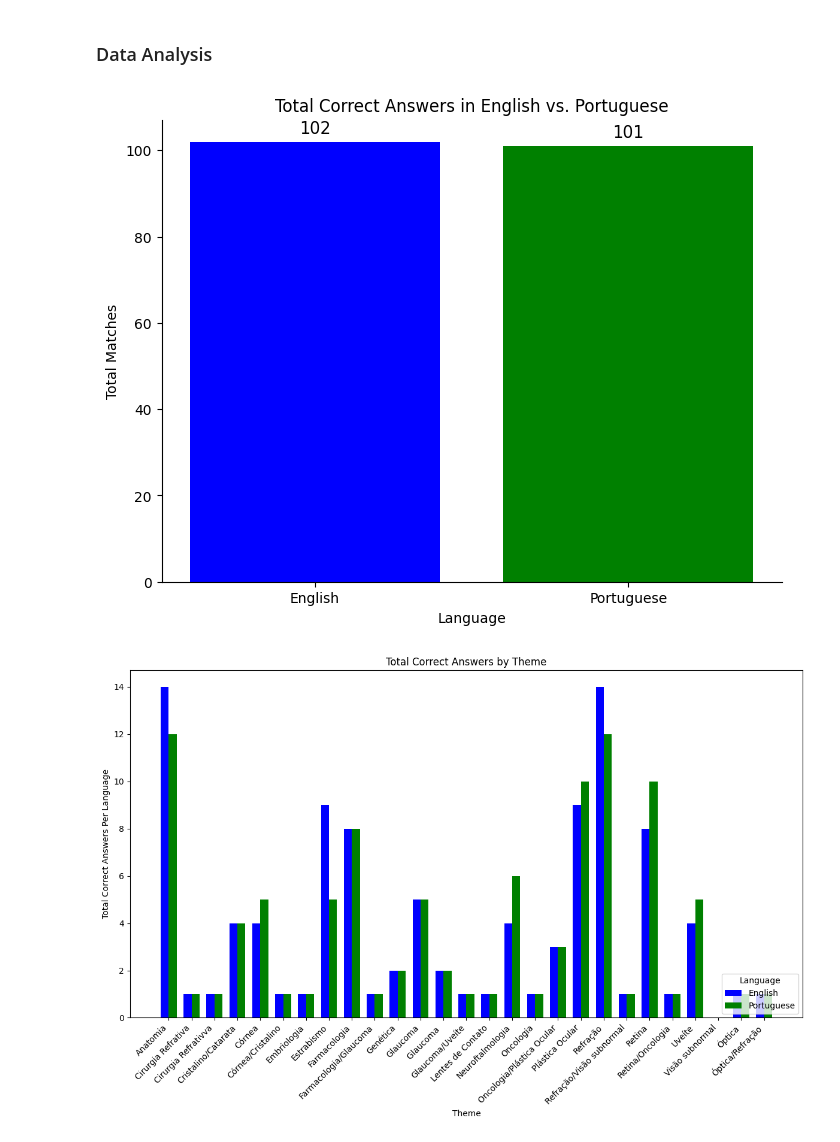
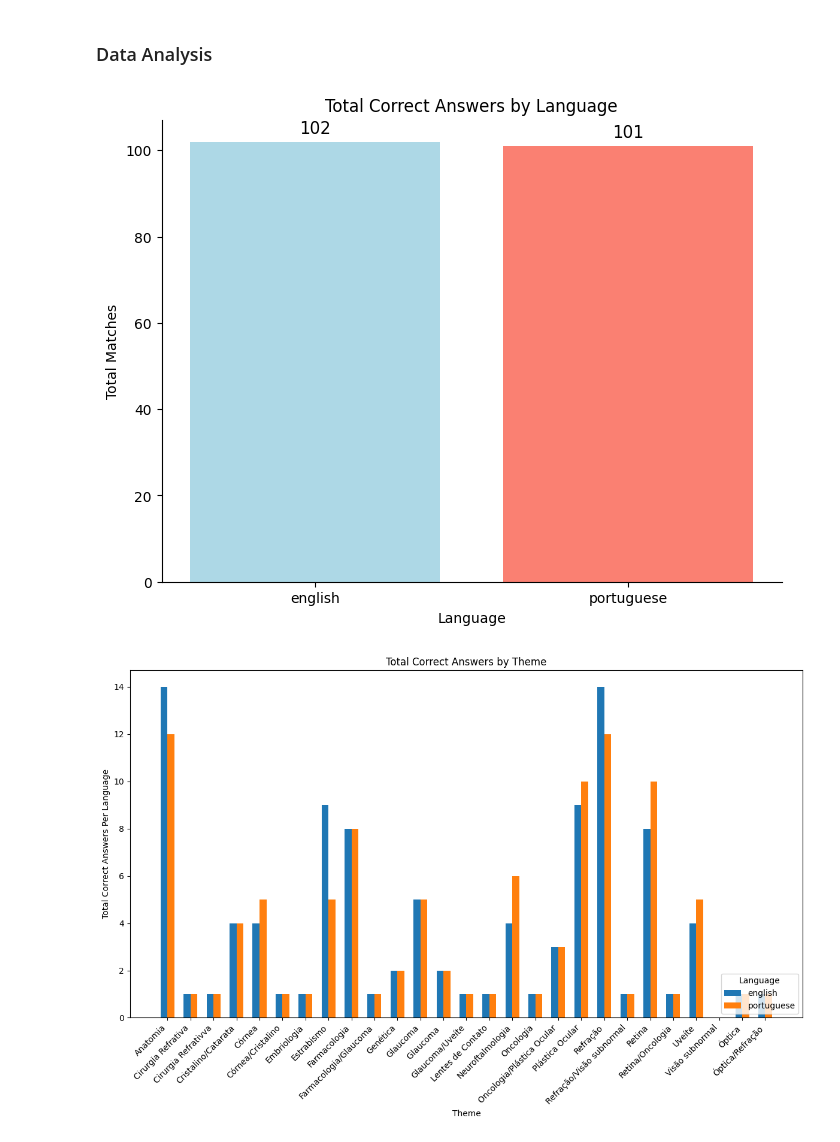
Before and after one commit to dsrestrepo/MIT_LLMs_Language_bias, a Jupyter notebook: results_analysis.ipynb, the cells around one changed output. Drawn from its saved outputs; the diff is of its cells as text; code cells hidden in the pictures.

```diff
--- a/results_analysis.ipynb
+++ b/results_analysis.ipynb
@@ -11,0 +21,5 @@ TEMPERATURE = str(TEMPERATURE).replace('.', '_')
+# %%
+if N_REPETITIONS <= 0 or (N_REPETITIONS != int(N_REPETITIONS)):
+    print(f'N_REPETITIONS should be a positive integer, not {N_REPETITIONS}')
+    print('N_REPETITIONS will be set to 1')
+    N_REPETITIONS = 1
@@ -12,3 +31,5 @@ TEMPERATURE = str(TEMPERATURE).replace('.', '_')
 # %%
-df = pd.read_csv(f"responses/{MODEL}_Temperature{TEMPERATURE}.csv")
-df.head()
+if N_REPETITIONS > 1:
+    df = pd.read_csv(f"responses/{MODEL}_Temperature{TEMPERATURE}_repetitions{N_REPETITIONS}.csv")
+else:
+    df = pd.read_csv(f"responses/{MODEL}_Temperature{TEMPERATURE}.csv")
@@ -51,17 +80,25 @@ array(['Anatomia', 'Embriologia', 'Genética', 'Refração', 'Farmacologia',
+# %%
+if N_REPETITIONS > 1:
+    for language in LANGUAGES:
+        print(language)
+        cols = [f'responses_{language}_{n}' for n in range(N_REPETITIONS)]
+        print(cols)
+        # Calculate the most common value and confidence interval for each row
+        df['responses_{language}'], df['P-value_{language}'], df['ratio_{language}'] = zip(*df[cols].apply(calculate_most_common_and_ci, axis=1))
 # %% [markdown]
 ### Data Analysis
 # %%
-# Calculate the matches between 'answer' and 'responses_english' and 'responses_portuguese'
-df['match_english'] = df['answer'] == df['responses_english']
-df['match_portuguese'] = df['answer'] == df['responses_portuguese']
+# Calculate the matches between 'answer' and 'responses'
+for language in LANGUAGES:
+    df[f'match_{language}'] = df['answer'] == df[f'responses_{language}']
+
 df['Total'] = True
 
 # Group by 'test', 'year', and 'theme' and calculate the count of matches
-matches_by_test = df.groupby(['test', 'year', 'theme']).agg({
-    'match_english': 'sum',
-    'match_portuguese': 'sum',
-    'Total': 'sum'
-}).reset_index()
+aggregations = {f'match_{language}': 'sum' for language in LANGUAGES}
+aggregations['Total'] = 'sum'
+
+matches_by_test = df.groupby(['test', 'year', 'theme']).agg(aggregations).reset_index()
 # %%
 # Create folder to save the plots and the csv file if it does not exist
 if not os.path.exists(f'results_{MODEL}_Temperature{TEMPERATURE}'):
@@ -69,32 +106,32 @@ if not os.path.exists(f'results_{MODEL}_Temperature{TEMPERATURE}'):
 
 matches_by_test.to_csv(f'results_{MODEL}_Temperature{TEMPERATURE}/matches_results_{MODEL}.csv', index=False)
 # %%
-total_english = df['match_english'].sum()
-total_portuguese = df['match_portuguese'].sum()
-
 # Create a figure with subplots
 fig, ax = plt.subplots(figsize=(8, 6))
 
 # Plot the total matches
-bars = ax.bar(['English', 'Portuguese'], [total_english, total_portuguese], color=['blue', 'green'])
+totals = [df[f'match_{language}'].sum() for language in LANGUAGES]
+colors = ['lightblue', 'salmon', 'seagreen', 'orange', 'purple', 'brown', 'pink', 'gray', 'olive', 'cyan']
+colors = colors[:len(LANGUAGES)]
+bars = ax.bar(LANGUAGES, totals, color=colors)
 
 # Add labels to the bars
 for bar in bars:
     height = bar.get_height()
     ax.annotate(f'{height}', xy=(bar.get_x() + bar.get_width() / 2, height), xytext=(0, 3),
                 textcoords="offset points", ha='center', va='bottom', fontsize=12)
 
 # Add titles and labels
 plt.xlabel('Language')
 plt.ylabel('Total Matches')
-plt.title('Total Correct Answers in English vs. Portuguese')
+plt.title('Total Correct Answers by Language')
 
 # Customize the appearance
 ax.spines['top'].set_visible(False)
 ax.spines['right'].set_visible(False)
 
 plt.savefig(f'results_{MODEL}_Temperature{TEMPERATURE}/total_matches_{MODEL}.png', bbox_inches='tight')
 plt.show()
 # %% [output]
-[figure, old version]
+[figure, new version]
 # %%
@@ -108,23 +141,28 @@ matches_by_test_group = matches_by_test.groupby('theme').agg({
 fig, ax = plt.subplots(figsize=(12, 8))
 
 # Set the bar width
-bar_width = 0.35
+bar_width = 0.3
 
 # Calculate the positions for the bars
-bar_positions_english = range(len(matches_by_test_group['theme']))
-bar_positions_portuguese = [p + bar_width for p in bar_positions_english]
+bar_positions = range(len(matches_by_test_group['theme']))
+bar_positions_language = [p + i * bar_width for p in bar_positions for i, _ in enumerate(LANGUAGES)]
 
-# Plot the English matches
-ax.bar(bar_positions_english, matches_by_test_group['match_english'], color='blue', width=bar_width, label='English')
 
-# Plot the Portuguese matches
-ax.bar(bar_positions_portuguese, matches_by_test_group['match_portuguese'], color='green', width=bar_width, label='Portuguese')
+# Plot the matches per language
+for i, language in enumerate(LANGUAGES):
+    #ax.bar(bar_positions, matches_by_test_group[F'match_{language}'], width=bar_width, label=language)
+    ax.bar(
+        [p + i * bar_width for p in bar_positions],
+        matches_by_test_group[f'match_{language}'],
+        width=bar_width,
+        label=language
+    )
 
 # Customize the plot
 ax.set_xlabel('Theme')
 ax.set_ylabel('Total Correct Answers Per Language')
 ax.set_title('Total Correct Answers by Theme')
-ax.set_xticks([p + bar_width / 2 for p in bar_positions_english])
+ax.set_xticks([p + (bar_width * (len(LANGUAGES) - 1) / 2) for p in bar_positions])
 ax.set_xticklabels(matches_by_test_group['theme'], rotation=45, ha='right')
 
 # Add a legend
@@ -135,6 +173,6 @@ plt.tight_layout()
 plt.savefig(f'results_{MODEL}_Temperature{TEMPERATURE}/matches_by_theme_{MODEL}.png', bbox_inches='tight')
 plt.show()
 # %% [output]
-[figure, old version]
+[figure, new version]
 # %%
 for theme in matches_by_test['theme']:
```
Also changed, not shown: parts of 14 cells of this notebook, 30 other files.
